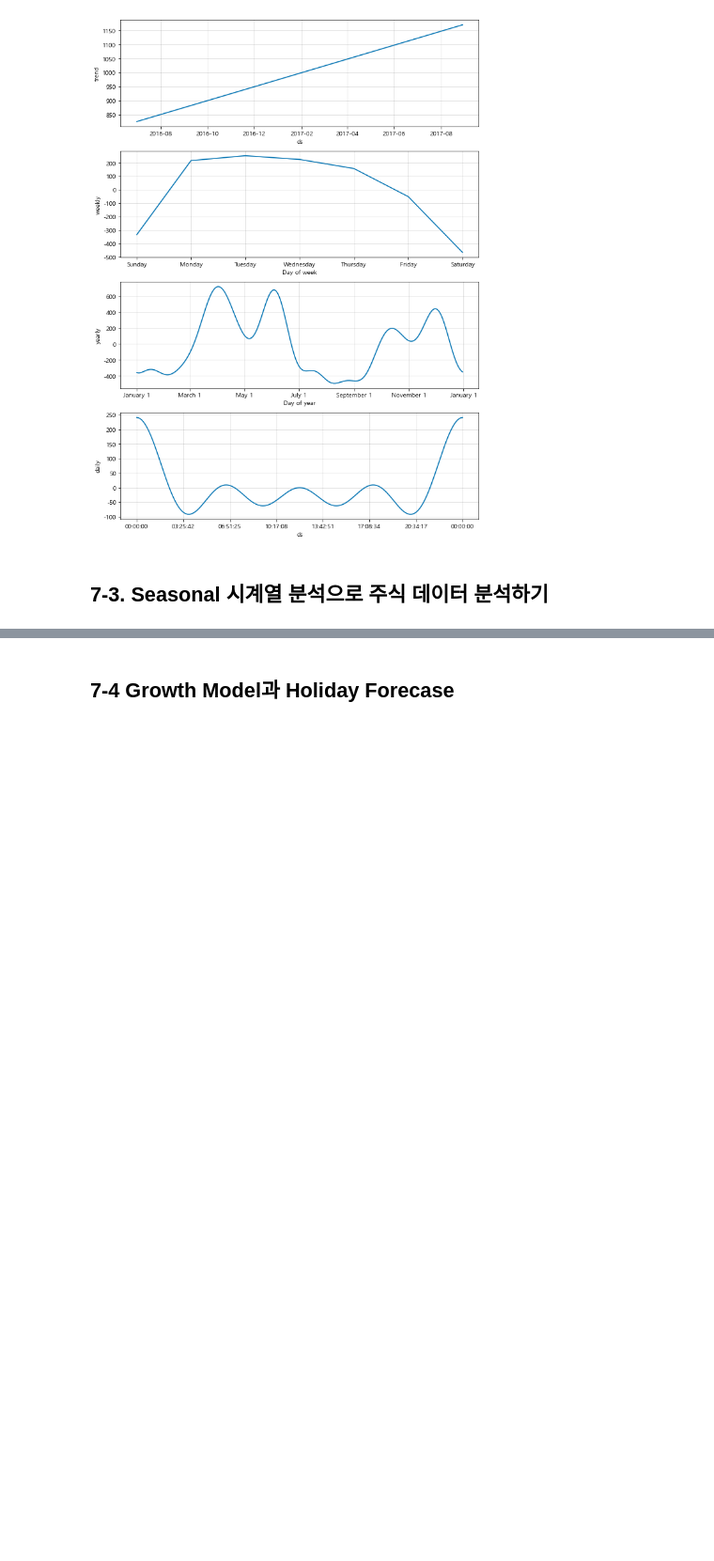
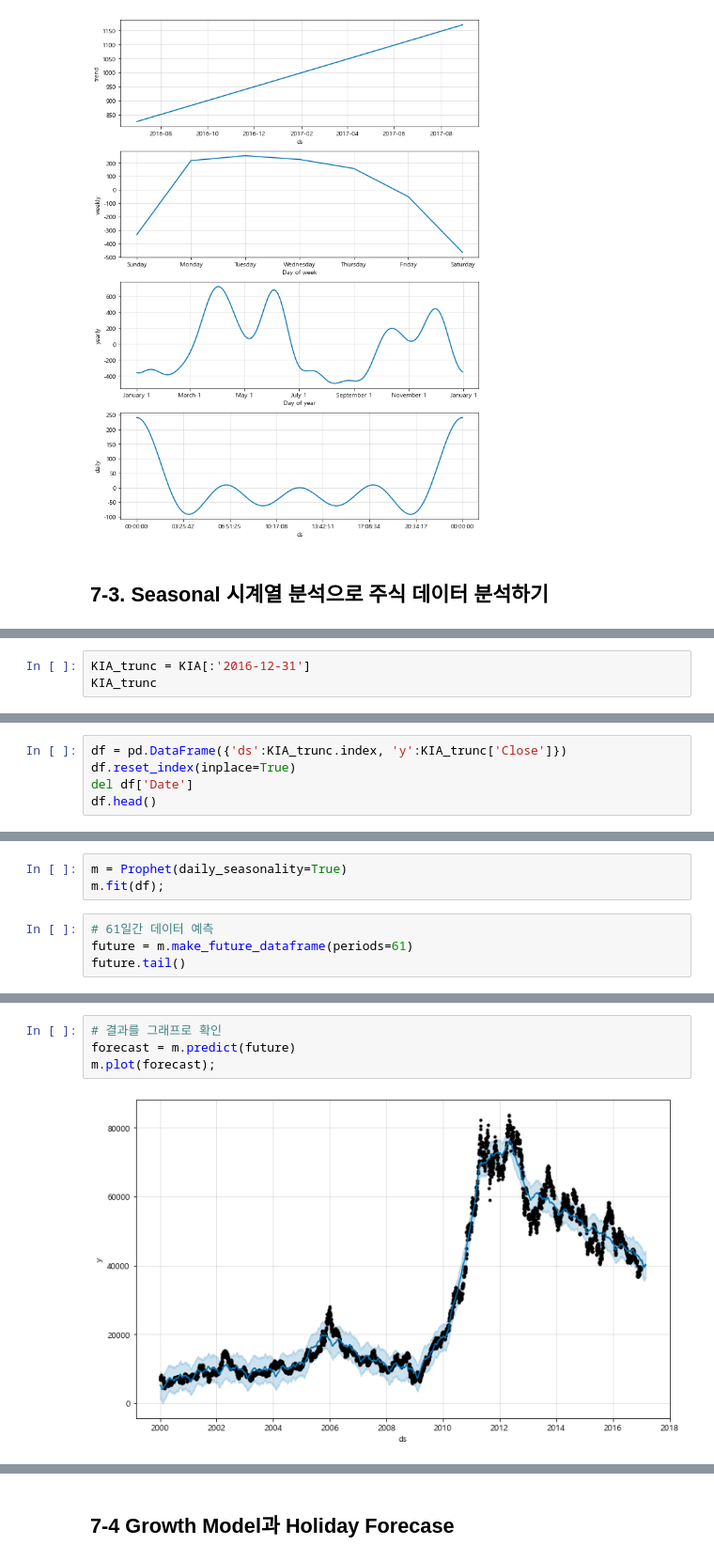
Before and after one commit to uzzulnumpy/herrine, a Jupyter notebook: 파이썬으로 데이터 주무르기/07_time_series_data/Untitled.ipynb, the cells around one changed output, grey strips where cells are left out. Shown at 94% size. Saved outputs shown, nothing was run; the diff lists cells and outputs as text; blank space fills up the shorter version.

```diff
--- a/파이썬으로 데이터 주무르기/07_time_series_data/Untitled.ipynb
+++ b/파이썬으로 데이터 주무르기/07_time_series_data/Untitled.ipynb
@@ -151,0 +156,3 @@ ModuleNotFoundError: No module named 'fix_yahoo_finance'
+# %%
+KIA_trunc = KIA[:'2016-12-31']
+KIA_trunc
@@ -151,0 +174,5 @@ ModuleNotFoundError: No module named 'fix_yahoo_finance'
+# %%
+df = pd.DataFrame({'ds':KIA_trunc.index, 'y':KIA_trunc['Close']})
+df.reset_index(inplace=True)
+del df['Date']
+df.head()
@@ -151,0 +186,7 @@ ModuleNotFoundError: No module named 'fix_yahoo_finance'
+# %%
+m = Prophet(daily_seasonality=True)
+m.fit(df);
+# %%
+# 61일간 데이터 예측
+future = m.make_future_dataframe(periods=61)
+future.tail()
@@ -151,0 +200,6 @@ ModuleNotFoundError: No module named 'fix_yahoo_finance'
+# %%
+# 결과를 그래프로 확인
+forecast = m.predict(future)
+m.plot(forecast);
+# %% [output]
+[figure, added]
```
Also changed, not shown: parts of 16 cells of this notebook.
